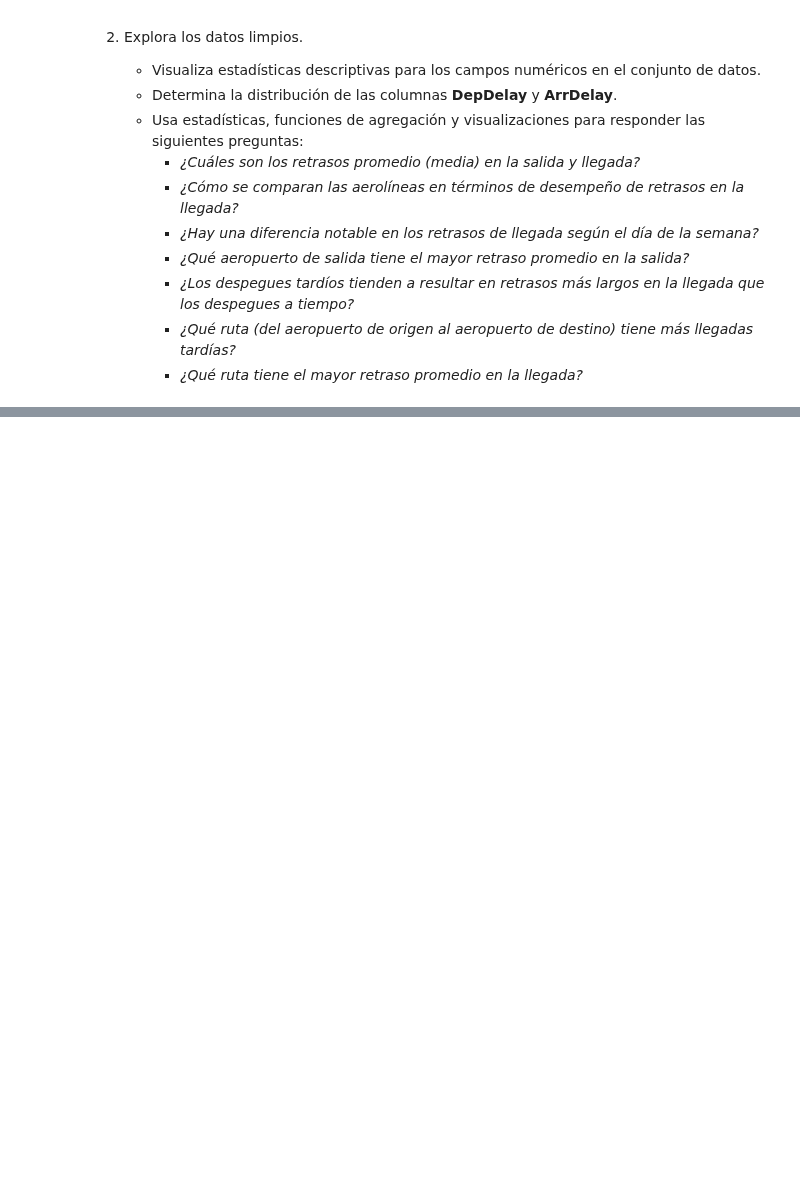
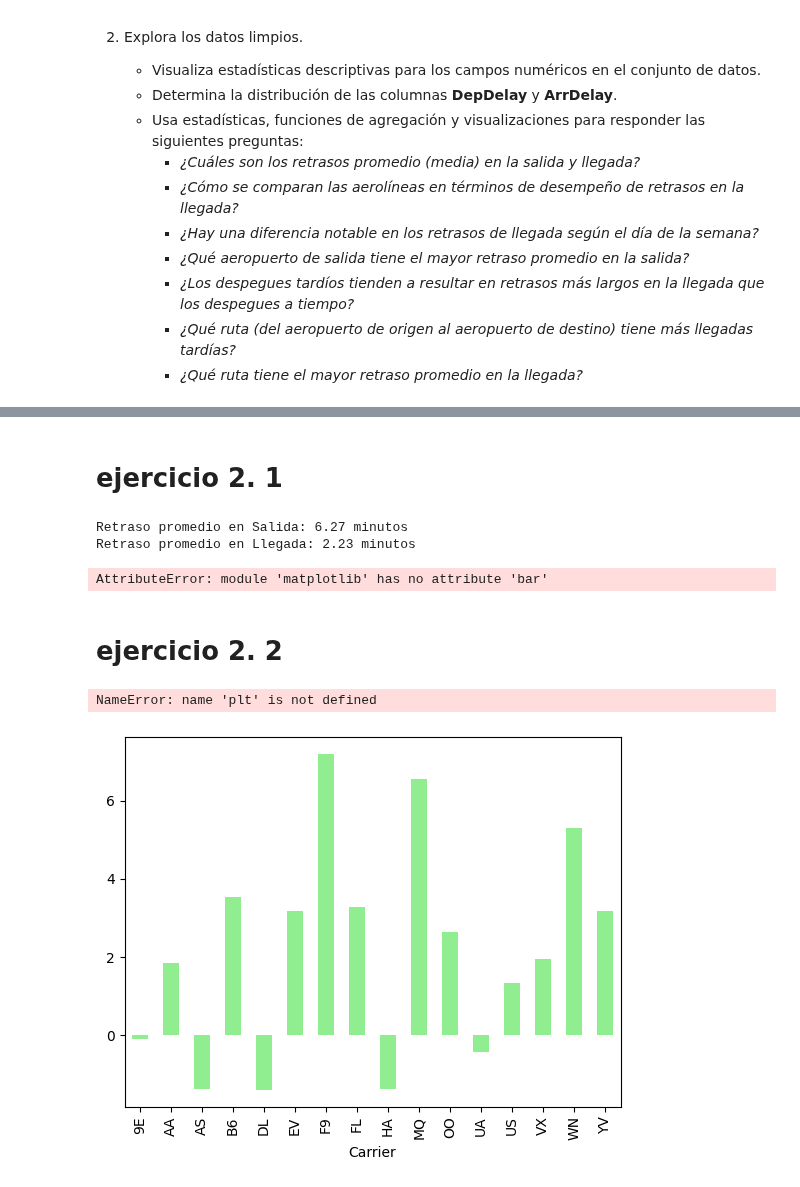
Before and after one commit to Tend0Dev/Vanguardia, a Jupyter notebook: examen1/Pandas_Flights_Challenge.ipynb, the cells around one changed output, grey strips where cells are left out. Saved outputs shown, nothing was run; the diff lists cells and outputs as text; code cells hidden in the pictures; blank space fills up the shorter version.

```diff
--- a/examen1/Pandas_Flights_Challenge.ipynb
+++ b/examen1/Pandas_Flights_Challenge.ipynb
@@ -97,9 +107,10 @@ df_flights.head()
 # %%
 # 1. comienza limpiando los datos
-# 1.1 Identifica cualquier null o missing data, y imputa los valores de reemplazo adecuados.
+# 1.1 Identifica cualquier null o missing data, e imputa los valores de reemplazo adecuados.
 df_flights.isnull().sum()
-df_flights['DepDelay'].fillna(df_flights['DepDelay'].mean(), inplace=True)
-df_flights['ArrDelay'].fillna(df_flights['ArrDelay'].mean(), inplace=True)
+df_flights['DepDelay'].fillna(df_flights['DepDelay'].mean())
+df_flights['ArrDelay'].fillna(df_flights['ArrDelay'].mean())
 
 # 1.2 Identifica y elimina cualquier outliers en las columnas DepDelay y ArrDelay.
+# mantiene los datos que sean a menor a 2 horas
 df_flights = df_flights[(df_flights['DepDelay'] < 120) & (df_flights['ArrDelay'] < 120)]
@@ -159,0 +117,52 @@ print(route_delays)
+# %% [markdown]
+# ejercicio 2. 1
+# %%
+
+# * ¿Cuáles son los retrasos promedio (media) en la salida y llegada?
+
+mean_dep_delay = df_flights['DepDelay'].mean()
+mean_arr_delay = df_flights['ArrDelay'].mean()
+print(f'Retraso promedio en Salida: {mean_dep_delay:.2f} minutos')
+print(f'Retraso promedio en Llegada: {mean_arr_delay:.2f} minutos')
+
+
+
+# Datos para el gráfico
+delays = [mean_dep_delay, mean_arr_delay]
+labels = ['Retraso en Salida', 'Retraso en Llegada']
+
+# Crear el gráfico de barras
+plt.bar(labels, delays, color=['blue', 'orange'])
+
+# Añadir títulos y etiquetas
+plt.title('Retrasos Promedios en Salida y Llegada')
+plt.ylabel('Minutos')
+
+# Mostrar el gráfico
+plt.show()
+# %% [output]
+Retraso promedio en Salida: 6.27 minutos
+Retraso promedio en Llegada: 2.23 minutos
+AttributeError: module 'matplotlib' has no attribute 'bar'
+# %% [markdown]
+# ejercicio 2. 2
+# %%
+# * ¿Cómo se comparan las aerolíneas en términos de desempeño de retrasos en la llegada?
+carrier_delays = df_flights.groupby('Carrier')['ArrDelay'].mean()
+
+# Crear el gráfico de barras
+carrier_delays.plot(kind='bar', color='lightgreen')
+
+# Añadir títulos y etiquetas
+plt.title('Retrasos Promedio por Aerolínea')
+plt.xlabel('Aerolínea')
+plt.ylabel('Retraso Promedio (minutos)')
+
+# Rotar las etiquetas del eje X para mayor legibilidad
+plt.xticks(rotation=45)
+
+# Mostrar el gráfico
+plt.show()
+# %% [output]
+NameError: name 'plt' is not defined
+[figure, added]
```
Also changed, not shown: parts of 13 cells of this notebook.
